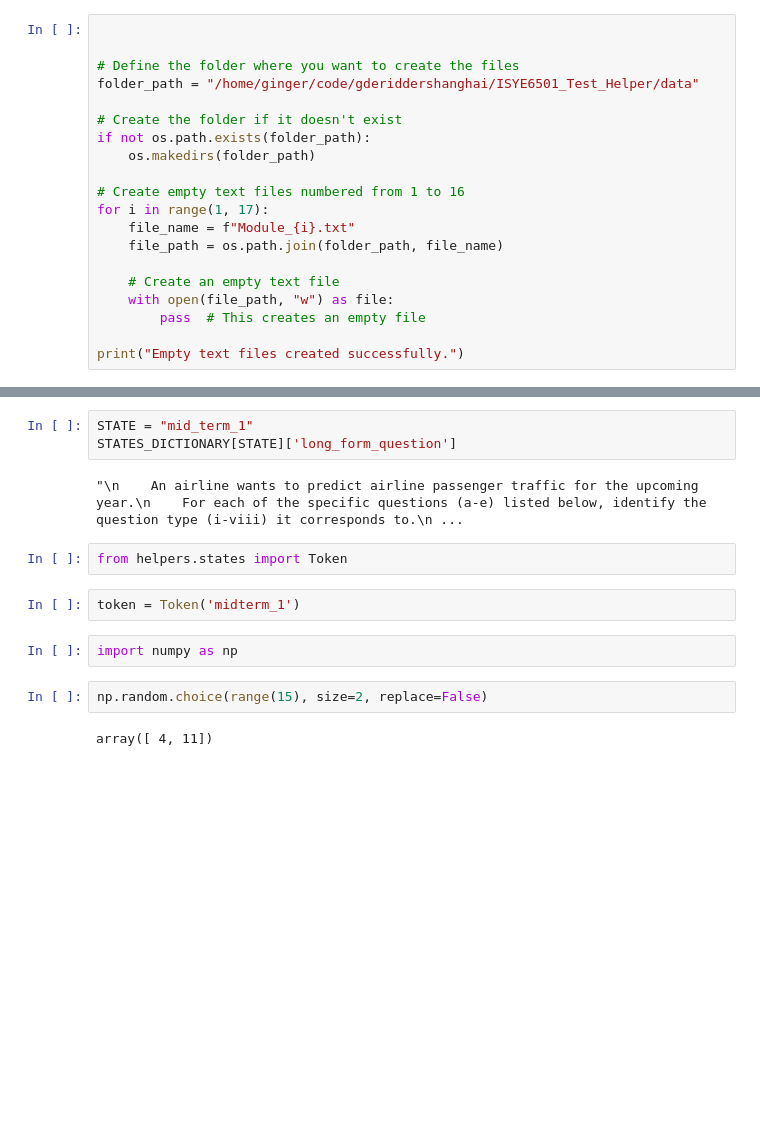
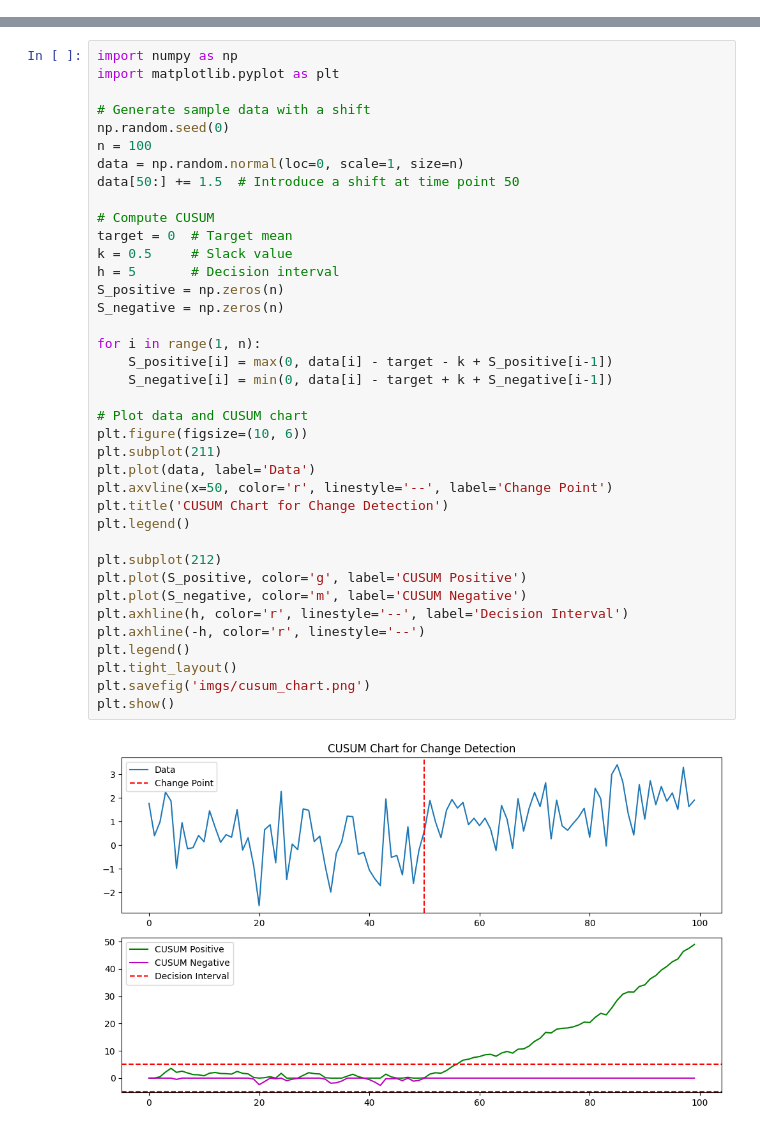
Before and after one commit to gderiddershanghai/ISYE6501_Test_Helper, a Jupyter notebook: Untitled.ipynb, the cells around one changed output, grey strips where cells are left out. Drawn from its saved outputs; the diff is of its cells as text; blank space fills up the shorter version.

```diff
--- a/Untitled.ipynb
+++ b/Untitled.ipynb
@@ -19,20 +0,0 @@ ValueError: Error: OpenAI version 0.27.5 is less than the required version 1.1.1
-# %%
-
-
-# Define the folder where you want to create the files
-folder_path = "/home/ginger/code/gderiddershanghai/ISYE6501_Test_Helper/data"
-
-# Create the folder if it doesn't exist
-if not os.path.exists(folder_path):
-    os.makedirs(folder_path)
-
-# Create empty text files numbered from 1 to 16
-for i in range(1, 17):
-    file_name = f"Module_{i}.txt"
-    file_path = os.path.join(folder_path, file_name)
-
-    # Create an empty text file
-    with open(file_path, "w") as file:
-        pass  # This creates an empty file
-
-print("Empty text files created successfully.")
@@ -114,15 +1,40 @@ STATES_DICTIONARY = {
-# %%
-STATE = "mid_term_1"
-STATES_DICTIONARY[STATE]['long_form_question']
-# %% [output]
-"\n    An airline wants to predict airline passenger traffic for the upcoming year.\n    For each of the specific questions (a-e) listed below, identify the question type (i-viii) it corresponds to.\n ...
-# %%
-from helpers.states import Token
-# %%
-token = Token('midterm_1')
-# %%
-import numpy as np
-# %%
-np.random.choice(range(15), size=2, replace=False)
-# %% [output]
-array([ 4, 11])
+# %%
+import numpy as np
+import matplotlib.pyplot as plt
+
+# Generate sample data with a shift
+np.random.seed(0)
+n = 100
+data = np.random.normal(loc=0, scale=1, size=n)
+data[50:] += 1.5  # Introduce a shift at time point 50
+
+# Compute CUSUM
+target = 0  # Target mean
+k = 0.5     # Slack value
+h = 5       # Decision interval
+S_positive = np.zeros(n)
+S_negative = np.zeros(n)
+
+for i in range(1, n):
+    S_positive[i] = max(0, data[i] - target - k + S_positive[i-1])
+    S_negative[i] = min(0, data[i] - target + k + S_negative[i-1])
+
+# Plot data and CUSUM chart
+plt.figure(figsize=(10, 6))
+plt.subplot(211)
+plt.plot(data, label='Data')
+plt.axvline(x=50, color='r', linestyle='--', label='Change Point')
+plt.title('CUSUM Chart for Change Detection')
+plt.legend()
+
+plt.subplot(212)
+plt.plot(S_positive, color='g', label='CUSUM Positive')
+plt.plot(S_negative, color='m', label='CUSUM Negative')
+plt.axhline(h, color='r', linestyle='--', label='Decision Interval')
+plt.axhline(-h, color='r', linestyle='--')
+plt.legend()
+plt.tight_layout()
+plt.savefig('imgs/cusum_chart.png')
+plt.show()
+# %% [output]
+[figure, added]
```
Also changed, not shown: parts of 12 cells of this notebook, 12 other files.
